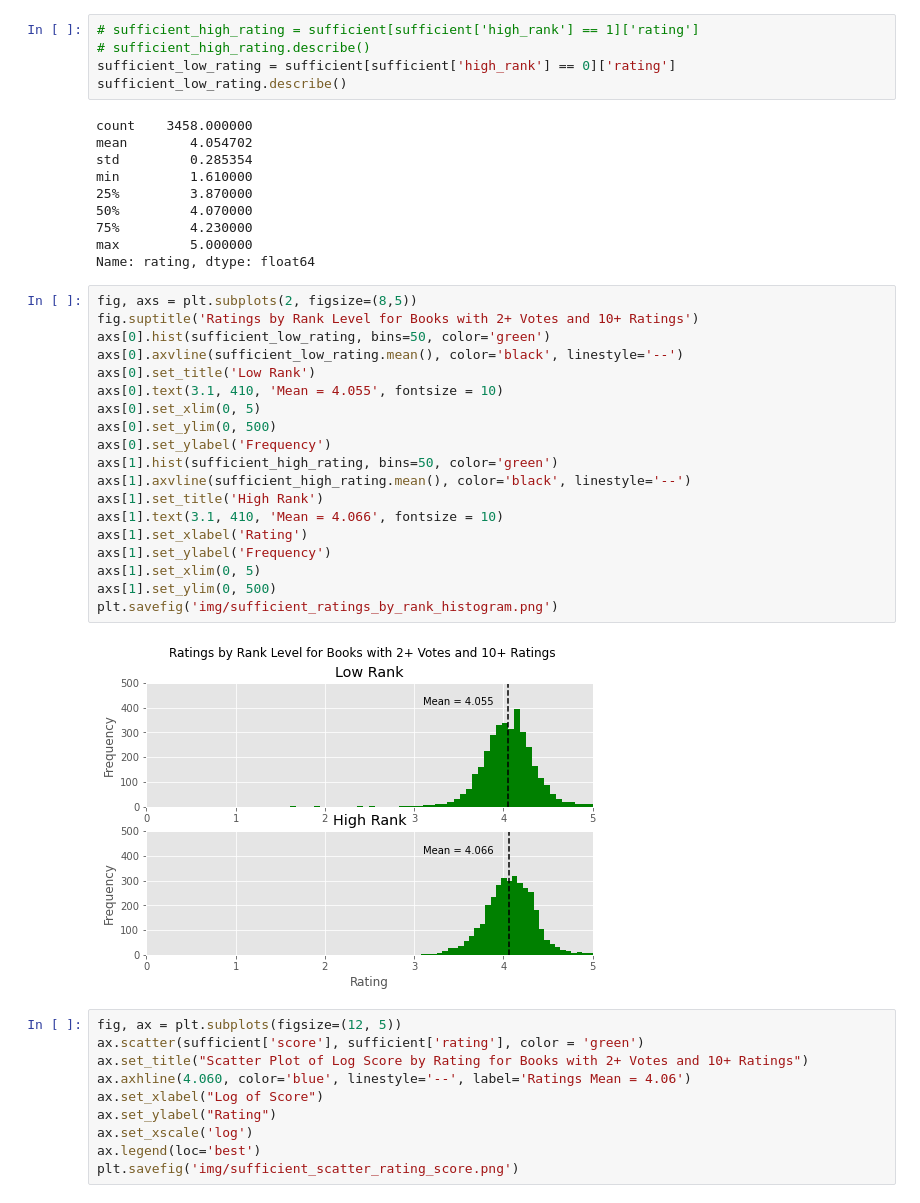
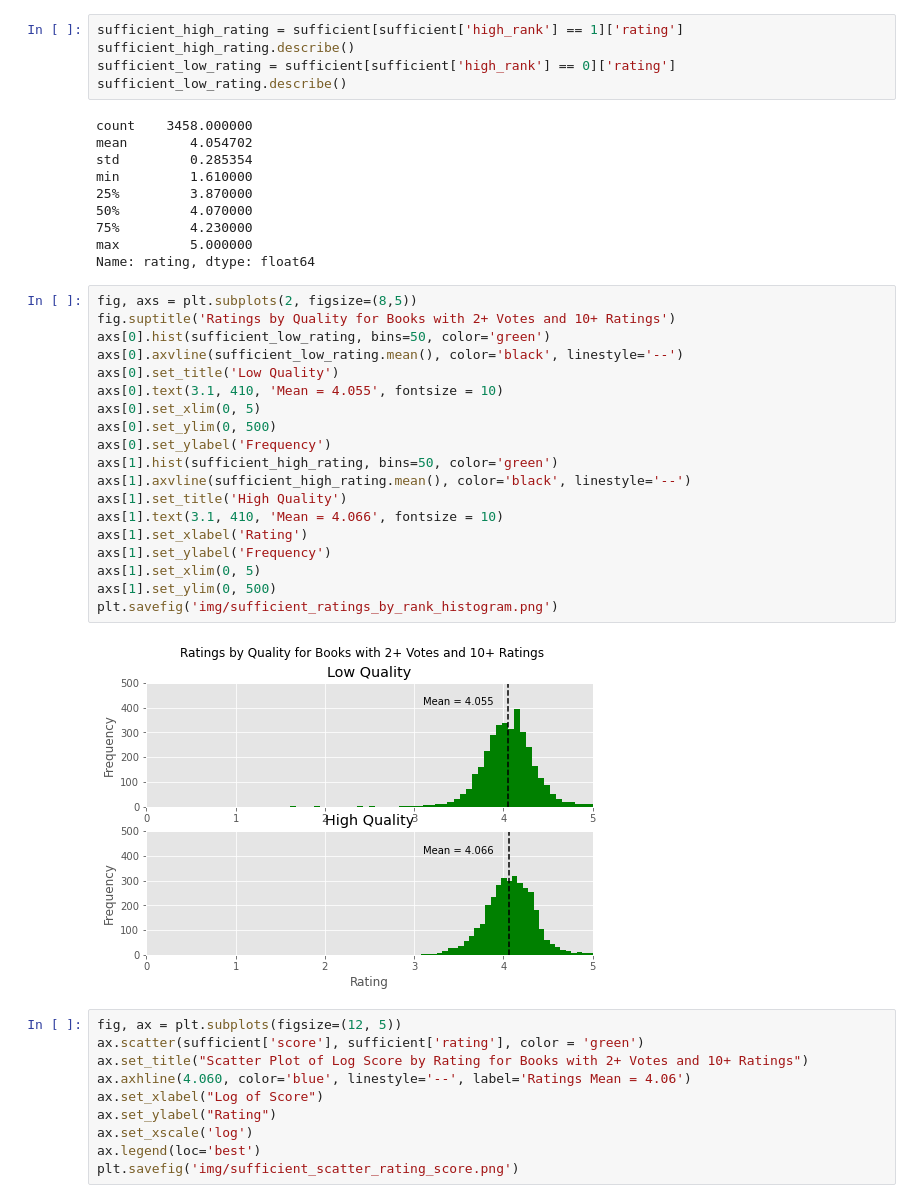
Before and after one commit to Shredder42/must_read_books, a Jupyter notebook: eda.ipynb, the cells around one changed output. Drawn from its saved outputs; the diff is of its cells as text.

```diff
--- a/eda.ipynb
+++ b/eda.ipynb
@@ -558,8 +558,8 @@ plt.savefig('img/sufficient_ratings_histogram.png')
 # %% [output]
 [figure]
 # %%
-# sufficient_high_rating = sufficient[sufficient['high_rank'] == 1]['rating']
-# sufficient_high_rating.describe()
+sufficient_high_rating = sufficient[sufficient['high_rank'] == 1]['rating']
+sufficient_high_rating.describe()
 sufficient_low_rating = sufficient[sufficient['high_rank'] == 0]['rating']
 sufficient_low_rating.describe()
 # %% [output]
@@ -574,25 +574,25 @@ max         5.000000
 Name: rating, dtype: float64
 # %%
 fig, axs = plt.subplots(2, figsize=(8,5))
-fig.suptitle('Ratings by Rank Level for Books with 2+ Votes and 10+ Ratings')
+fig.suptitle('Ratings by Quality for Books with 2+ Votes and 10+ Ratings')
 axs[0].hist(sufficient_low_rating, bins=50, color='green')
 axs[0].axvline(sufficient_low_rating.mean(), color='black', linestyle='--')
-axs[0].set_title('Low Rank')
+axs[0].set_title('Low Quality')
 axs[0].text(3.1, 410, 'Mean = 4.055', fontsize = 10)
 axs[0].set_xlim(0, 5)
 axs[0].set_ylim(0, 500)
 axs[0].set_ylabel('Frequency')
 axs[1].hist(sufficient_high_rating, bins=50, color='green')
 axs[1].axvline(sufficient_high_rating.mean(), color='black', linestyle='--')
-axs[1].set_title('High Rank')
+axs[1].set_title('High Quality')
 axs[1].text(3.1, 410, 'Mean = 4.066', fontsize = 10)
 axs[1].set_xlabel('Rating')
 axs[1].set_ylabel('Frequency')
 axs[1].set_xlim(0, 5)
 axs[1].set_ylim(0, 500)
 plt.savefig('img/sufficient_ratings_by_rank_histogram.png')
 # %% [output]
-[figure, old version]
+[figure, new version]
 # %%
 fig, ax = plt.subplots(figsize=(12, 5))
 ax.scatter(sufficient['score'], sufficient['rating'], color = 'green')
```
Also changed, not shown: 2 other files.
